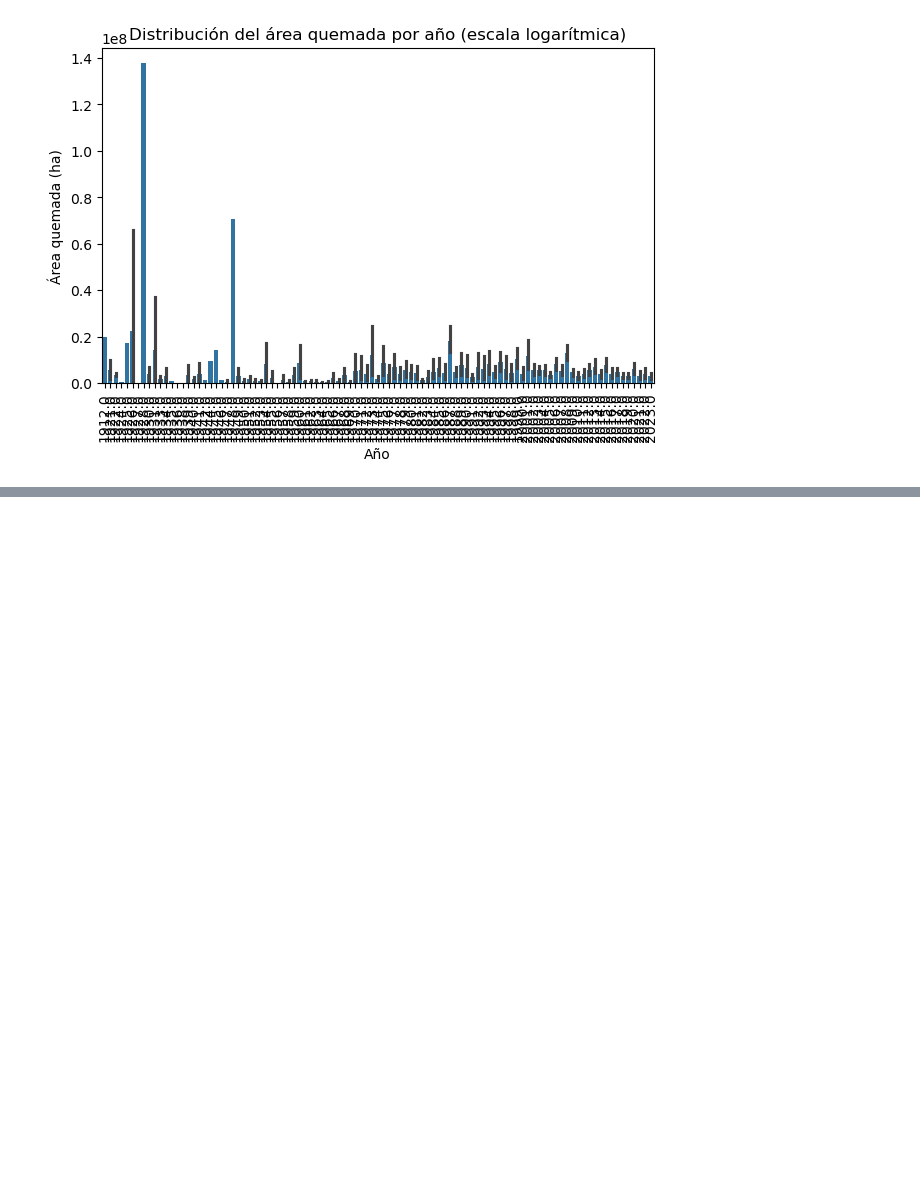
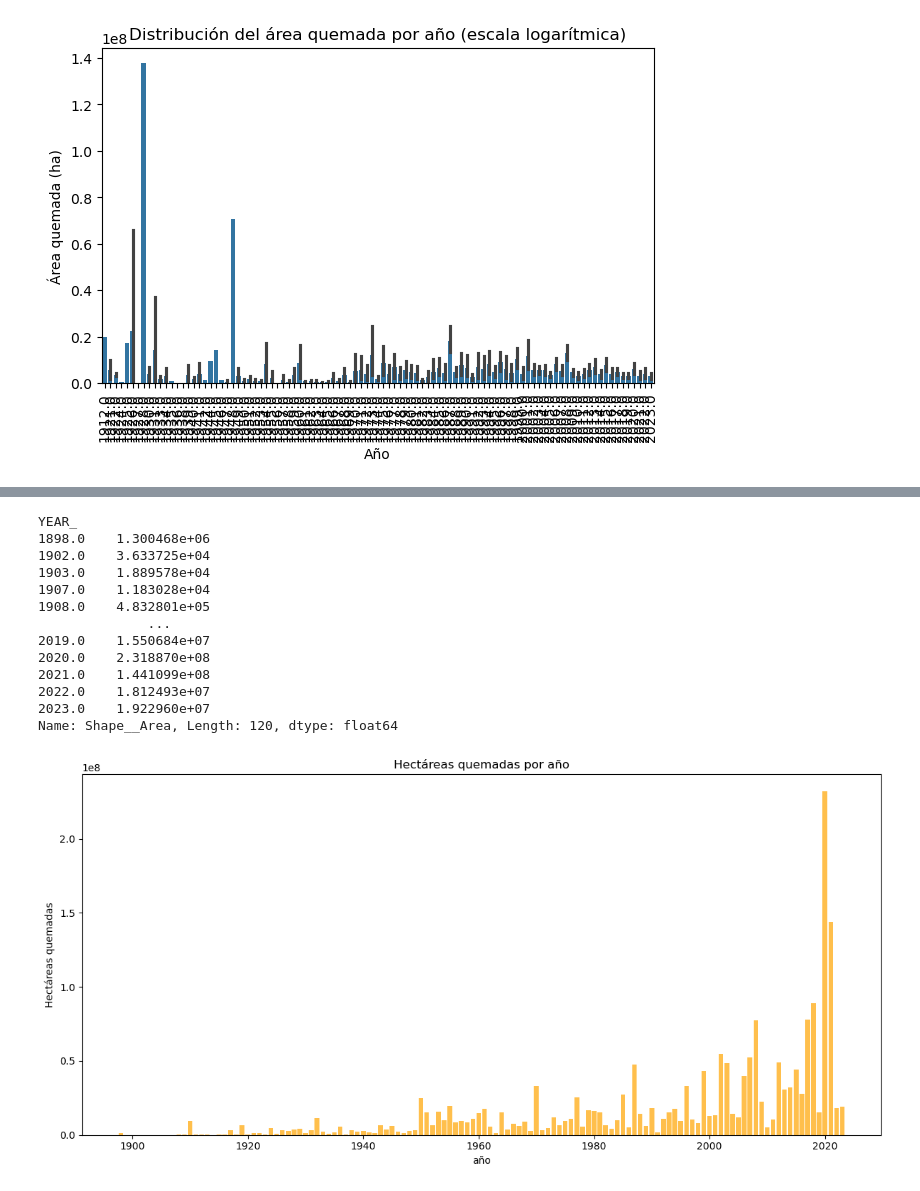
Before and after one commit to Kiki1108/incendios, a Jupyter notebook: analisis_california.ipynb, the cells around one changed output, grey strips where cells are left out. Cells and saved outputs as stored; diff of their text form; code cells hidden in the pictures; blank space fills up the shorter version.

```diff
--- a/analisis_california.ipynb
+++ b/analisis_california.ipynb
@@ -282,0 +369,31 @@ plt.show()
+# %%
+# Calcular la frecuencia de incendios por día del año y normalizar por el número de años
+frecuencia_anio = incendios.groupby("YEAR_")["Shape__Area"].sum() / incendios["YEAR_"].nunique()
+print(frecuencia_anio)
+
+# Crear el histograma
+
+plt.figure(figsize=(12, 6))
+plt.bar(frecuencia_anio.index, frecuencia_anio.values, color="orange", alpha=0.7)
+
+# Configurar el gráfico
+plt.title(f"Hectáreas quemadas por año")
+plt.xlabel("año")
+plt.ylabel("Hectáreas quemadas")
+plt.tight_layout()
+plt.show()
+# %% [output]
+YEAR_
+1898.0    1.300468e+06
+1902.0    3.633725e+04
+1903.0    1.889578e+04
+1907.0    1.183028e+04
+1908.0    4.832801e+05
+              ...
+2019.0    1.550684e+07
+2020.0    2.318870e+08
+2021.0    1.441099e+08
+2022.0    1.812493e+07
+2023.0    1.922960e+07
+Name: Shape__Area, Length: 120, dtype: float64
+[figure, added]
```
Also changed, not shown: parts of 4 cells of this notebook.
